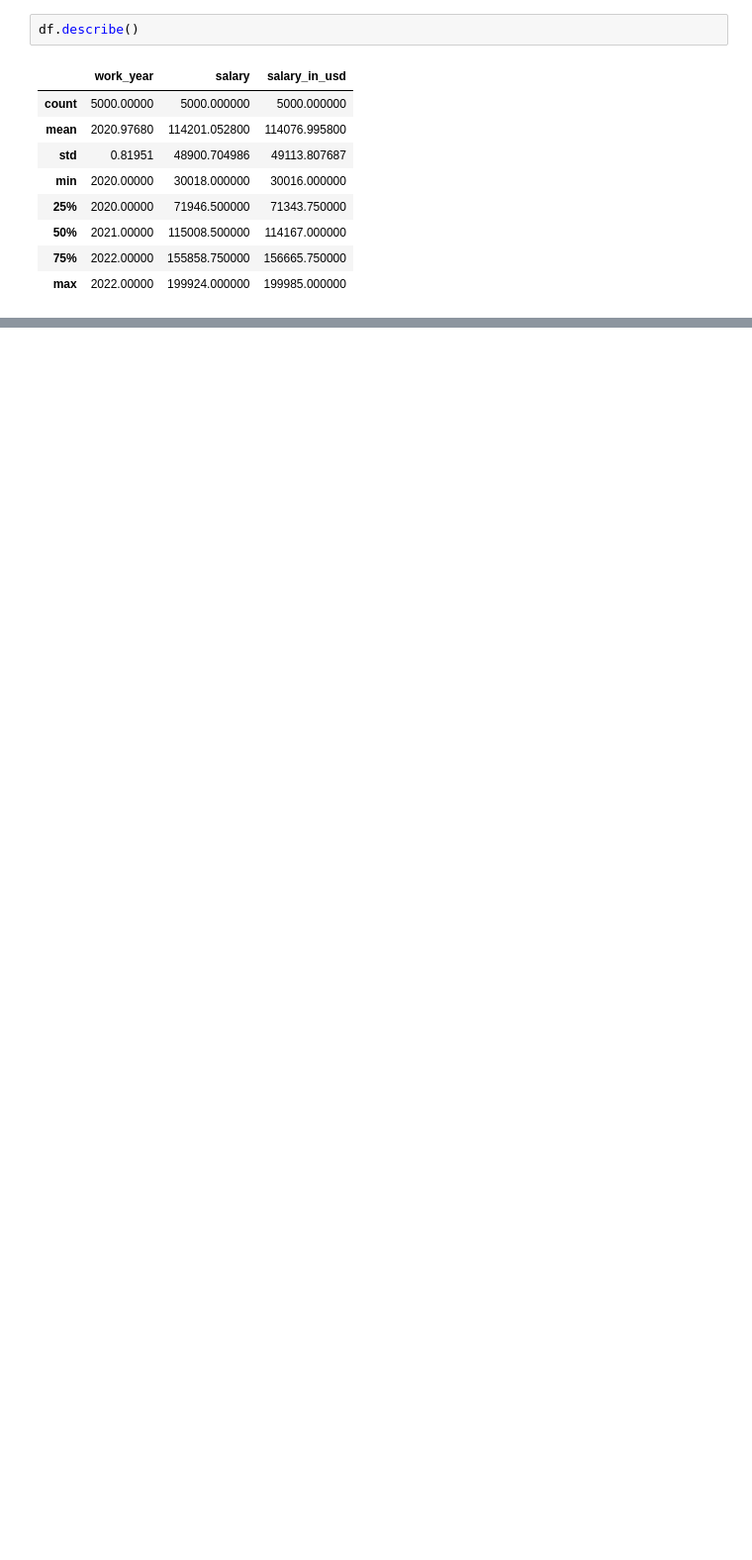
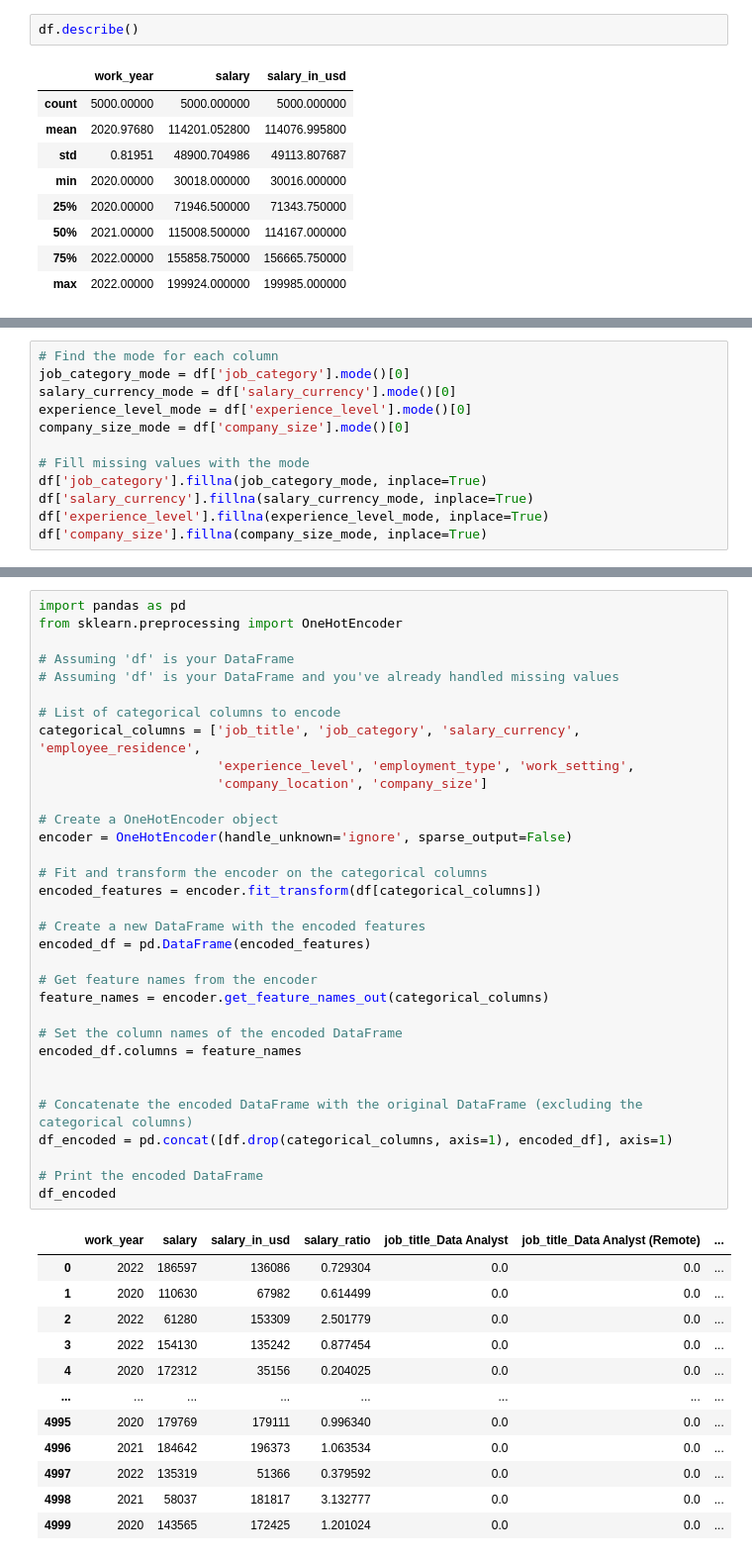
Before and after one commit to princealexanderm/ICT_DAS_Prince_Alex, a Jupyter notebook: ICT_internship_employee_salary_prediction.ipynb, the cells around one changed output, grey strips where cells are left out. Shown at 99% size. Drawn from its saved outputs; the diff is of its cells as text; blank space fills up the shorter version.

```diff
--- a/ICT_internship_employee_salary_prediction.ipynb
+++ b/ICT_internship_employee_salary_prediction.ipynb
@@ -531,0 +619,12 @@ df.describe()
+# %%
+# Find the mode for each column
+job_category_mode = df['job_category'].mode()[0]
+salary_currency_mode = df['salary_currency'].mode()[0]
+experience_level_mode = df['experience_level'].mode()[0]
+company_size_mode = df['company_size'].mode()[0]
+
+# Fill missing values with the mode
+df['job_category'].fillna(job_category_mode, inplace=True)
+df['salary_currency'].fillna(salary_currency_mode, inplace=True)
+df['experience_level'].fillna(experience_level_mode, inplace=True)
+df['company_size'].fillna(company_size_mode, inplace=True)
@@ -531,0 +682,46 @@ df.describe()
+# %%
+import pandas as pd
+from sklearn.preprocessing import OneHotEncoder
+
+# Assuming 'df' is your DataFrame
+# Assuming 'df' is your DataFrame and you've already handled missing values
+
+# List of categorical columns to encode
+categorical_columns = ['job_title', 'job_category', 'salary_currency', 'employee_residence',
+                       'experience_level', 'employment_type', 'work_setting',
+                       'company_location', 'company_size']
+
+# Create a OneHotEncoder object
+encoder = OneHotEncoder(handle_unknown='ignore', sparse_output=False)
+
+# Fit and transform the encoder on the categorical columns
+encoded_features = encoder.fit_transform(df[categorical_columns])
+
+# Create a new DataFrame with the encoded features
+encoded_df = pd.DataFrame(encoded_features)
+
+# Get feature names from the encoder
+feature_names = encoder.get_feature_names_out(categorical_columns)
+
+# Set the column names of the encoded DataFrame
+encoded_df.columns = feature_names
+
+
+# Concatenate the encoded DataFrame with the original DataFrame (excluding the categorical columns)
+df_encoded = pd.concat([df.drop(categorical_columns, axis=1), encoded_df], axis=1)
+
+# Print the encoded DataFrame
+df_encoded
+# %% [output]
+|  | work_year | salary | salary_in_usd | salary_ratio | job_title_Data Analyst | job_title_Data Analyst (Remote) | ... |
+| 0 | 2022 | 186597 | 136086 | 0.729304 | 0.0 | 0.0 | ... |
+| 1 | 2020 | 110630 | 67982 | 0.614499 | 0.0 | 0.0 | ... |
+| 2 | 2022 | 61280 | 153309 | 2.501779 | 0.0 | 0.0 | ... |
+| 3 | 2022 | 154130 | 135242 | 0.877454 | 0.0 | 0.0 | ... |
+| 4 | 2020 | 172312 | 35156 | 0.204025 | 0.0 | 0.0 | ... |
+| ... | ... | ... | ... | ... | ... | ... | ... |
+| 4995 | 2020 | 179769 | 179111 | 0.996340 | 0.0 | 0.0 | ... |
+| 4996 | 2021 | 184642 | 196373 | 1.063534 | 0.0 | 0.0 | ... |
+| 4997 | 2022 | 135319 | 51366 | 0.379592 | 0.0 | 0.0 | ... |
+| 4998 | 2021 | 58037 | 181817 | 3.132777 | 0.0 | 0.0 | ... |
+| 4999 | 2020 | 143565 | 172425 | 1.201024 | 0.0 | 0.0 | ... |
```
Also changed, not shown: parts of 36 cells of this notebook.
